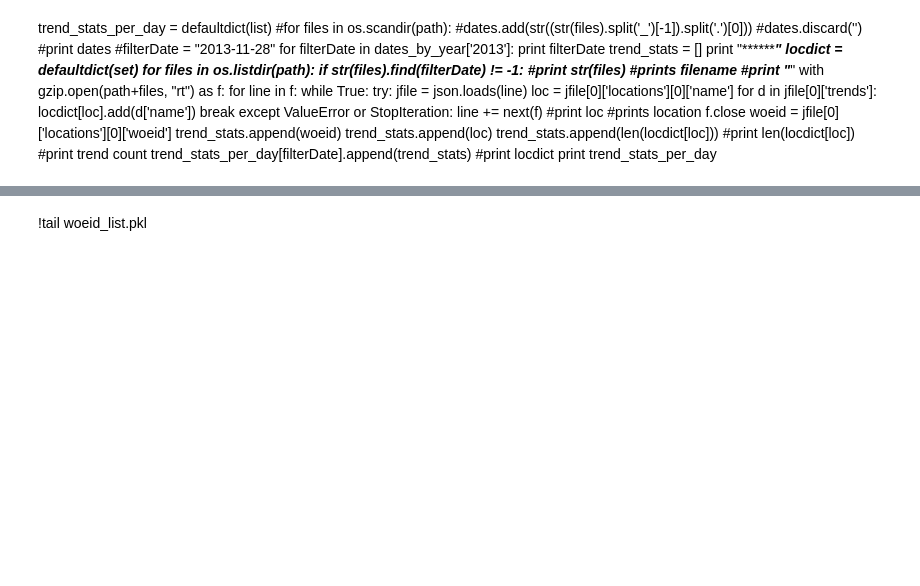
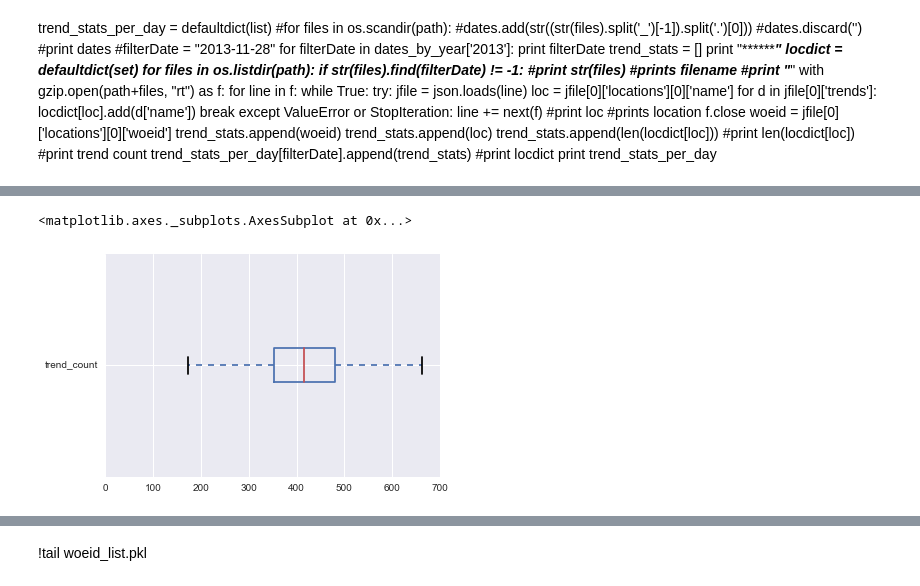
Before and after one commit to vijayhareesh/twitter-trend-connectivity, a Jupyter notebook: midterm.ipynb, the cells around one changed output, grey strips where cells are left out. Saved outputs shown, nothing was run; the diff lists cells and outputs as text; code cells hidden in the pictures; blank space fills up the shorter version.

```diff
--- a/midterm.ipynb
+++ b/midterm.ipynb
@@ -323,0 +358,6 @@ Name: values, dtype: object
+# %%
+#boxplot for trends around the world
+df[df['location'] == 'Worldwide']['trend_count'].plot(kind='box', vert=False)
+# %% [output]
+<matplotlib.axes._subplots.AxesSubplot at 0x...>
+[figure, added]
```
Also changed, not shown: parts of 20 cells of this notebook, 5 other files.
